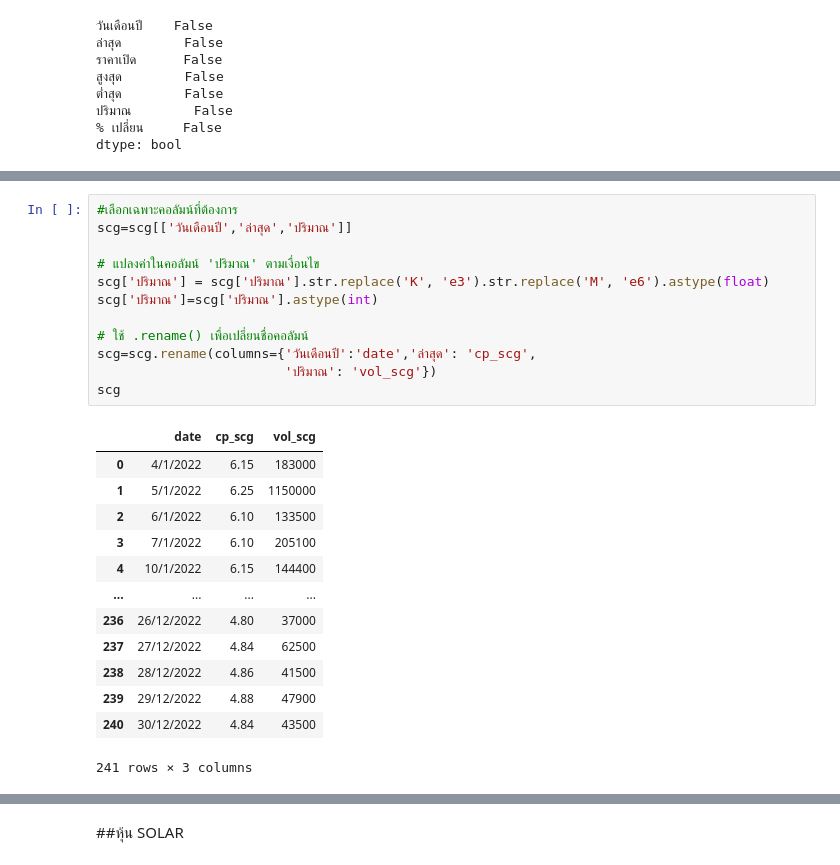
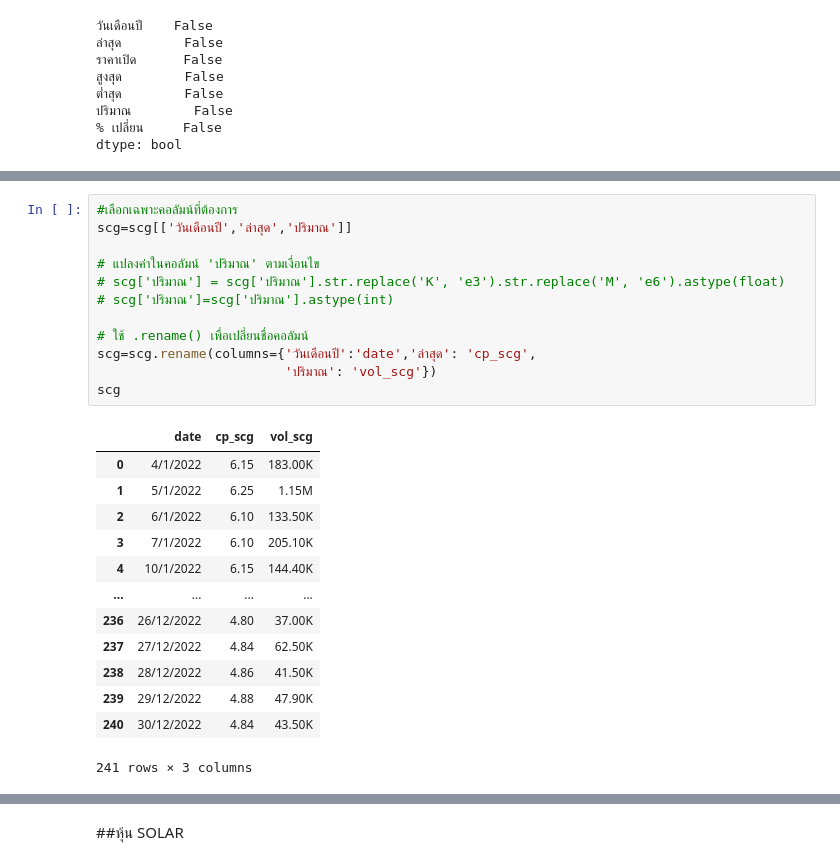
Before and after one commit to SAPUII/Project, a Jupyter notebook: LSTM.ipynb, the cells around one changed output, grey strips where cells are left out. Saved outputs shown, nothing was run; the diff lists cells and outputs as text.

```diff
--- a/LSTM.ipynb
+++ b/LSTM.ipynb
@@ -123,26 +160,26 @@ dtype: object
 # %%
 #เลือกเฉพาะคอลัมน์ที่ต้องการ
 scg=scg[['วันเดือนปี','ล่าสุด','ปริมาณ']]
 
 # แปลงค่าในคอลัมน์ 'ปริมาณ' ตามเงื่อนไข
-scg['ปริมาณ'] = scg['ปริมาณ'].str.replace('K', 'e3').str.replace('M', 'e6').astype(float)
-scg['ปริมาณ']=scg['ปริมาณ'].astype(int)
+# scg['ปริมาณ'] = scg['ปริมาณ'].str.replace('K', 'e3').str.replace('M', 'e6').astype(float)
+# scg['ปริมาณ']=scg['ปริมาณ'].astype(int)
 
 # ใช้ .rename() เพื่อเปลี่ยนชื่อคอลัมน์
 scg=scg.rename(columns={'วันเดือนปี':'date','ล่าสุด': 'cp_scg',
                         'ปริมาณ': 'vol_scg'})
 scg
 # %% [output]
 |  | date | cp_scg | vol_scg |
-| 0 | 4/1/2022 | 6.15 | 183000 |
-| 1 | 5/1/2022 | 6.25 | 1150000 |
-| 2 | 6/1/2022 | 6.10 | 133500 |
-| 3 | 7/1/2022 | 6.10 | 205100 |
-| 4 | 10/1/2022 | 6.15 | 144400 |
+| 0 | 4/1/2022 | 6.15 | 183.00K |
+| 1 | 5/1/2022 | 6.25 | 1.15M |
+| 2 | 6/1/2022 | 6.10 | 133.50K |
+| 3 | 7/1/2022 | 6.10 | 205.10K |
+| 4 | 10/1/2022 | 6.15 | 144.40K |
 | ... | ... | ... | ... |
-| 236 | 26/12/2022 | 4.80 | 37000 |
-| 237 | 27/12/2022 | 4.84 | 62500 |
-| 238 | 28/12/2022 | 4.86 | 41500 |
-| 239 | 29/12/2022 | 4.88 | 47900 |
-| 240 | 30/12/2022 | 4.84 | 43500 |
+| 236 | 26/12/2022 | 4.80 | 37.00K |
+| 237 | 27/12/2022 | 4.84 | 62.50K |
+| 238 | 28/12/2022 | 4.86 | 41.50K |
+| 239 | 29/12/2022 | 4.88 | 47.90K |
+| 240 | 30/12/2022 | 4.84 | 43.50K |
 241 rows × 3 columns
```
Also changed, not shown: parts of 65 cells of this notebook.
